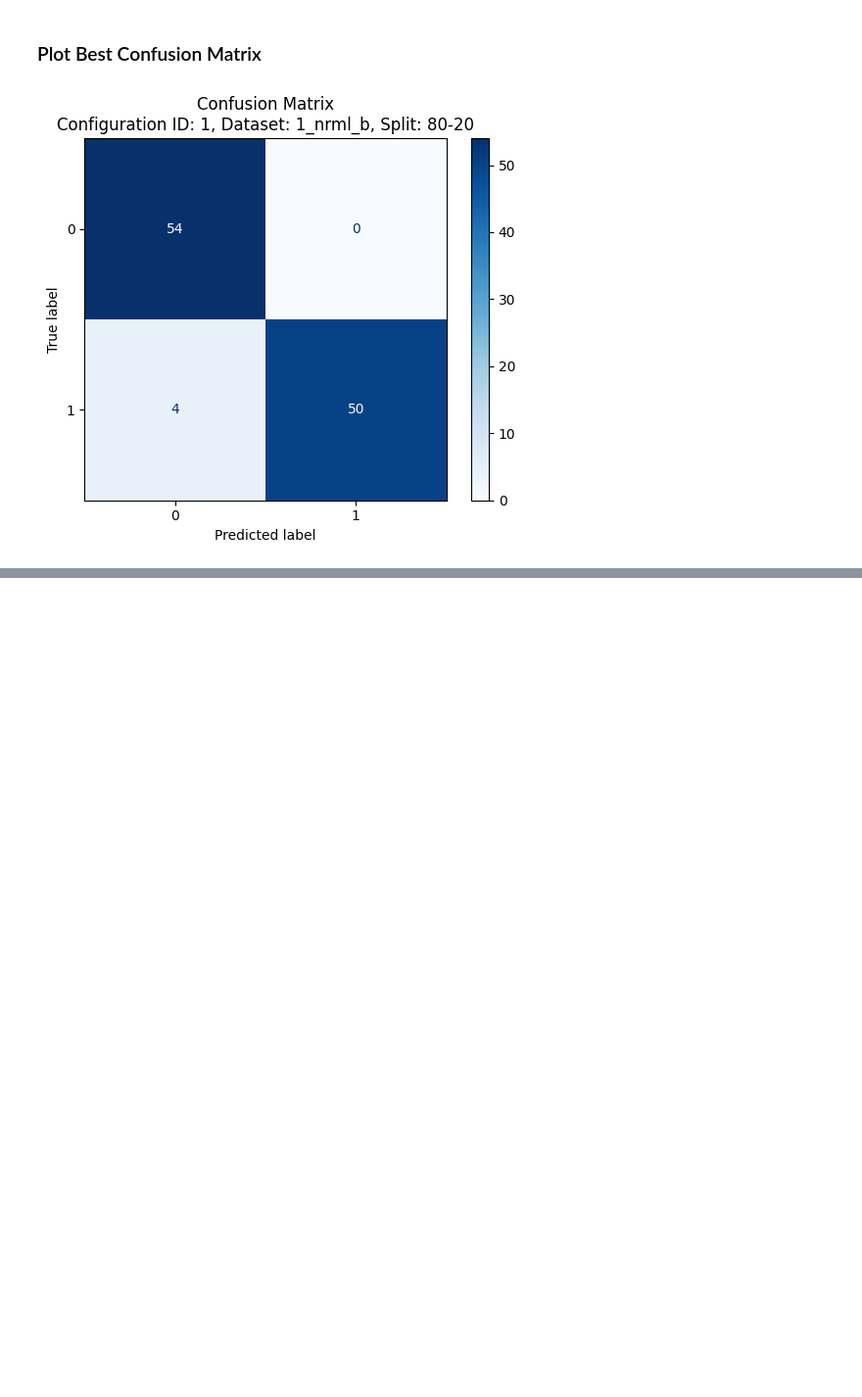
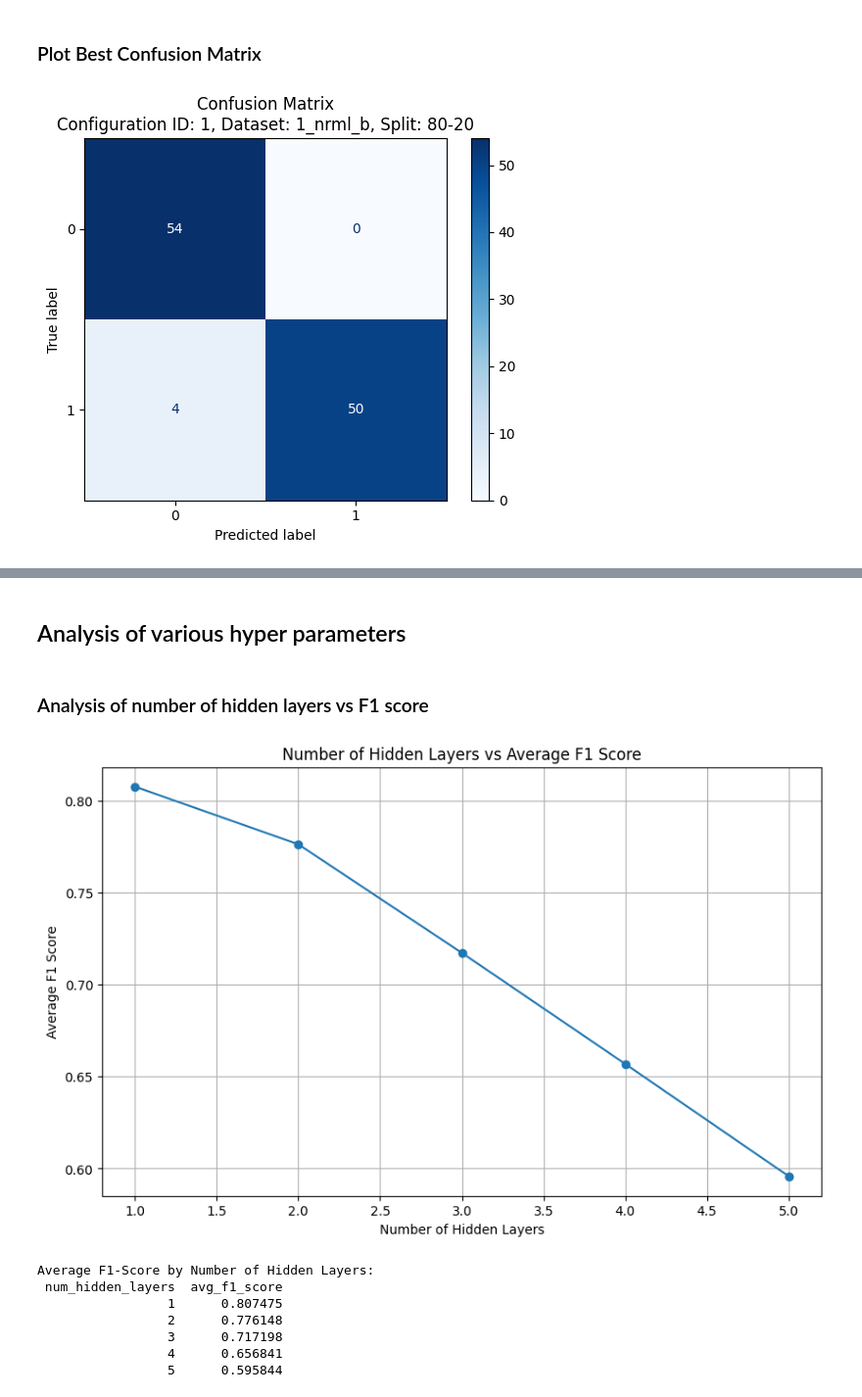
Before and after one commit to machine-learning-hwu-project/Dubai_UG_11, a Jupyter notebook: R5(Neural Networks)/mlp.ipynb, the cells around one changed output, grey strips where cells are left out. Shown: that part at 98% size. Drawn from its saved outputs; the diff is of its cells as text; code cells hidden in the pictures; blank space fills up the shorter version.

```diff
--- a/R5(Neural Networks)/mlp.ipynb
+++ b/R5(Neural Networks)/mlp.ipynb
@@ -634,0 +680,22 @@ plt.show()
+# %%
+# Define a configurable MLP architecture with PyTorch
+class ConfigurableMLP(nn.Module):
+    def __init__(self, input_dim, hidden_layers, activation, num_classes):
+        super(ConfigurableMLP, self).__init__()
+        layers = []
+        prev_dim = input_dim
+        for neurons in hidden_layers:
+            layers.append(nn.Linear(prev_dim, neurons))
+            if activation == 'relu':
+                layers.append(nn.ReLU())
+            elif activation == 'tanh':
+                layers.append(nn.Tanh())
+            else:
+                raise ValueError(f"Unsupported activation function: {activation}")
+            prev_dim = neurons
+        layers.append(nn.Linear(prev_dim, num_classes))  # Output layer
+        self.network = nn.Sequential(*layers)
+
+    # forward propogation
+    def forward(self, x):
+        return self.network(x)
@@ -634,0 +832,31 @@ plt.show()
+# %% [markdown]
+## Analysis of various hyper parameters
+# %% [markdown]
+### Analysis of number of hidden layers vs F1 score
+# %%
+# Calculate the number of hidden layers for each configuration
+results_df['num_hidden_layers'] = results_df['hidden_layers'].apply(len)
+
+
+
+
+hidden_layer_f1 = results_df.groupby('num_hidden_layers')['avg_f1_score'].mean()
+plt.figure(figsize=(10, 6))
+plt.plot(hidden_layer_f1.index, hidden_layer_f1.values, marker='o', linestyle='-')
+plt.title('Number of Hidden Layers vs Average F1 Score')
+plt.xlabel('Number of Hidden Layers')
+plt.ylabel('Average F1 Score')
+plt.grid(True)
+plt.show()
+
+print("\nAverage F1-Score by Number of Hidden Layers:")
+print(hidden_layer_f1.reset_index().to_string(index=False))
+# %% [output]
+[figure, added]
+Average F1-Score by Number of Hidden Layers:
+ num_hidden_layers  avg_f1_score
+                 1      0.807475
+                 2      0.776148
+                 3      0.717198
+                 4      0.656841
+                 5      0.595844
```
Also changed, not shown: parts of 59 cells of this notebook, 6 other files.
